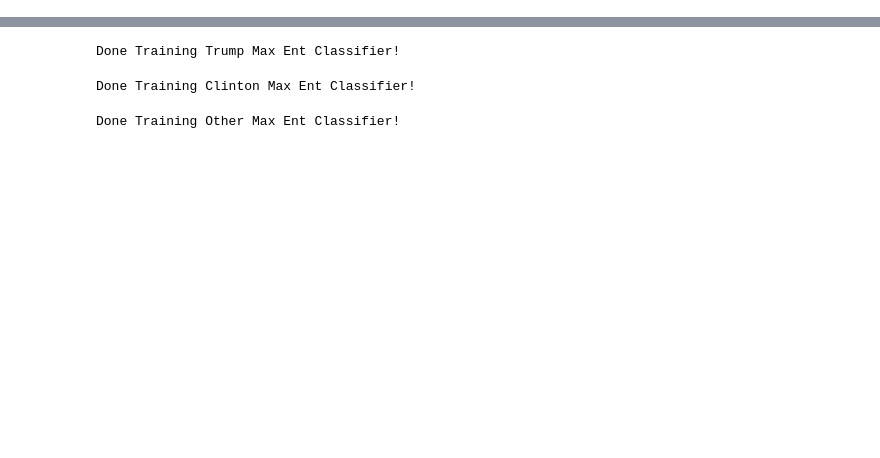
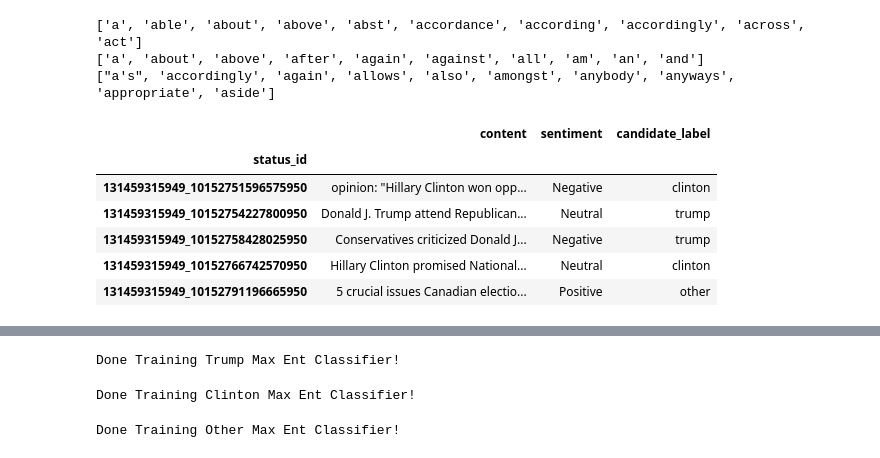
Before and after one commit to harumhl/Grab-Em-by-the-Posts-, a Jupyter notebook: python/classifier.ipynb, the cells around one changed output, grey strips where cells are left out. Saved outputs shown, nothing was run; the diff lists cells and outputs as text; code cells hidden in the pictures; blank space fills up the shorter version.

Commit message:
Updating classifier and stopword lists

```diff
--- a/python/classifier.ipynb
+++ b/python/classifier.ipynb
@@ -272,0 +121,5 @@ Done Training Other Decision Tree Classifier!
+# %%
+#Merged the sentiment Dataframe and post Dataframe by combining like status_ids
+#Note: It uses a right merge, so only items in the sentiment dataframe are kept.
+merged_df = content_df.merge(sentiment_df,how='right',left_index=True,right_index=True)
+merged_df.head()
@@ -272,0 +163,37 @@ Done Training Other Decision Tree Classifier!
+# %%
+#Function to read in stop words
+def stopword_file_to_list(file_name):
+    f = open(path + "StopWordLists/" + file_name)
+    file_text = f.read()
+    return file_text.split("\r")
+# %%
+#Remove Stop Word List into Memory
+comprehensive_stopword_list = stopword_file_to_list("comprehensive_stopwords.txt")
+default_english_stopword_list = stopword_file_to_list("default_english_stopwords.txt")
+mysql_stopword_list = stopword_file_to_list("mysql_stopwords.txt")
+print comprehensive_stopword_list[:10]
+print default_english_stopword_list[:10]
+print mysql_stopword_list[:10]
+# %% [output]
+['a', 'able', 'about', 'above', 'abst', 'accordance', 'according', 'accordingly', 'across', 'act']
+['a', 'about', 'above', 'after', 'again', 'against', 'all', 'am', 'an', 'and']
+["a's", 'accordingly', 'again', 'allows', 'also', 'amongst', 'anybody', 'anyways', 'appropriate', 'aside']
+# %%
+#Remove words in list from string
+def remove_words(s,words_to_remove):
+    word_list = s.split()
+    resultwords  = [word for word in word_list if word.lower() not in words_to_remove]
+    result = ' '.join(resultwords)
+    return result
+# %%
+labeled_df_without_stopwords = labeled_df
+labeled_df_without_stopwords['content'] = merged_df.apply (lambda row: remove_words(row['content'],comprehensive_stopword_list),axis=1)
+labeled_df_without_stopwords.head()
+# %% [output]
+|  | content | sentiment | candidate_label |
+| status_id |  |  |  |
+| 131459315949_10152751596575950 | opinion: "Hillary Clinton won opp... | Negative | clinton |
+| 131459315949_10152754227800950 | Donald J. Trump attend Republican... | Neutral | trump |
+| 131459315949_10152758428025950 | Conservatives criticized Donald J... | Negative | trump |
+| 131459315949_10152766742570950 | Hillary Clinton promised National... | Neutral | clinton |
+| 131459315949_10152791196665950 | 5 crucial issues Canadian electio... | Positive | other |
```
Also changed, not shown: parts of 69 cells of this notebook, 1 other file.
